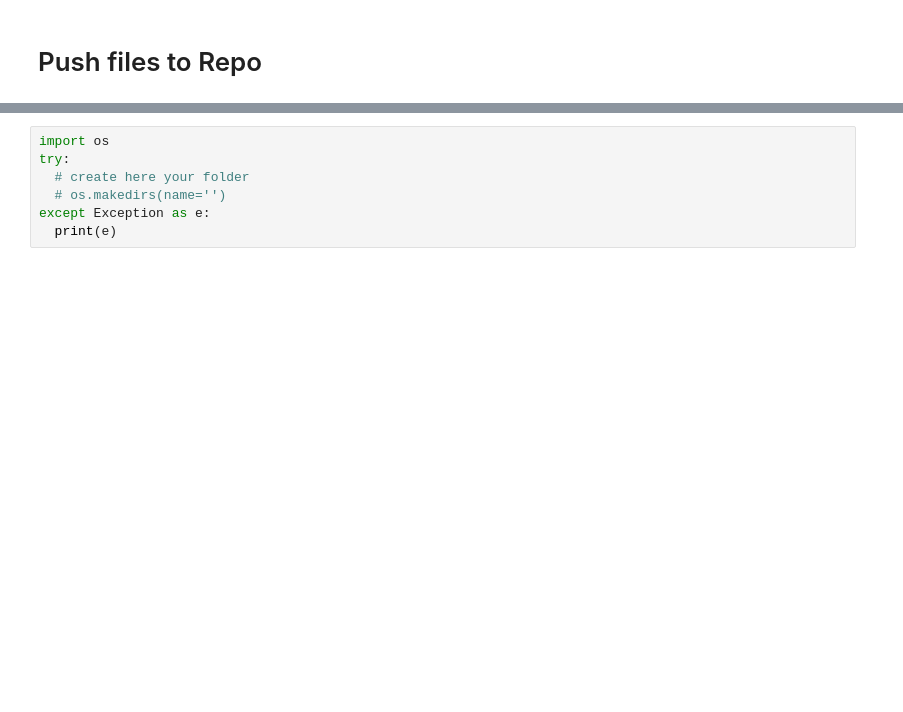
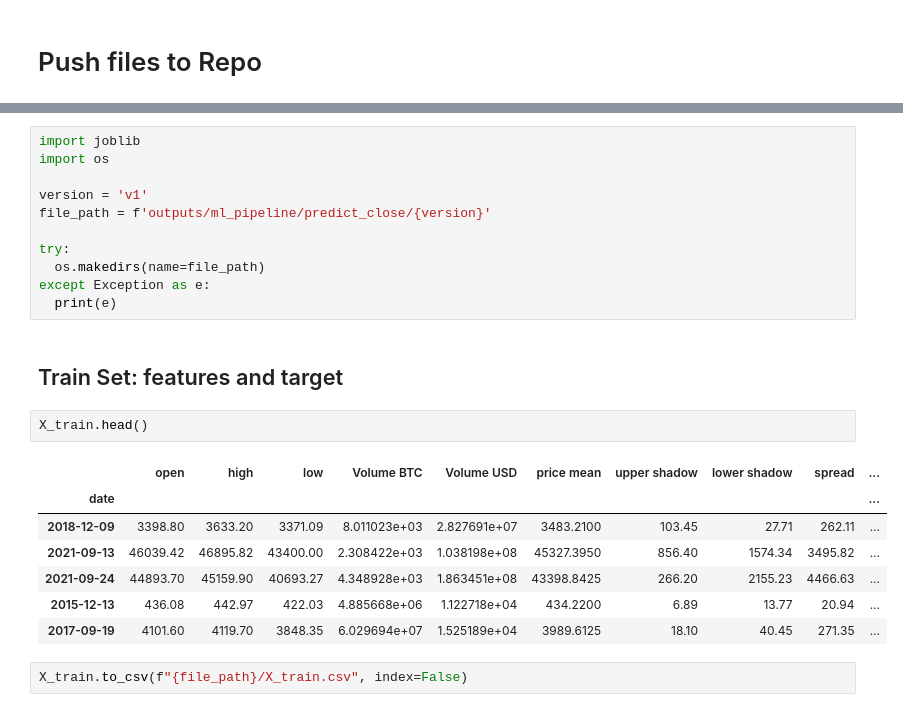
Before and after one commit to Cosmin1907/bitcoin-forecast, a Jupyter notebook: jupyter_notebooks/05 - Modeling and Evaluation - Predict Close.ipynb, the cells around one changed output, grey strips where cells are left out. Saved outputs shown, nothing was run; the diff lists cells and outputs as text; blank space fills up the shorter version.

Commit message:
Predict close price

```diff
--- a/jupyter_notebooks/05 - Modeling and Evaluation - Predict Close.ipynb
+++ b/jupyter_notebooks/05 - Modeling and Evaluation - Predict Close.ipynb
@@ -478,7 +480,25 @@ Root Mean Squared Error: 7574.423
 # %%
+import joblib
 import os
+
+version = 'v1'
+file_path = f'outputs/ml_pipeline/predict_close/{version}'
+
 try:
-  # create here your folder
-  # os.makedirs(name='')
+  os.makedirs(name=file_path)
 except Exception as e:
   print(e)
+# %% [markdown]
+## Train Set: features and target
+# %%
+X_train.head()
+# %% [output]
+|  | open | high | low | Volume BTC | Volume USD | price mean | upper shadow | lower shadow | spread | ... |
+| date |  |  |  |  |  |  |  |  |  | ... |
+| 2018-12-09 | 3398.80 | 3633.20 | 3371.09 | 8.011023e+03 | 2.827691e+07 | 3483.2100 | 103.45 | 27.71 | 262.11 | ... |
+| 2021-09-13 | 46039.42 | 46895.82 | 43400.00 | 2.308422e+03 | 1.038198e+08 | 45327.3950 | 856.40 | 1574.34 | 3495.82 | ... |
+| 2021-09-24 | 44893.70 | 45159.90 | 40693.27 | 4.348928e+03 | 1.863451e+08 | 43398.8425 | 266.20 | 2155.23 | 4466.63 | ... |
+| 2015-12-13 | 436.08 | 442.97 | 422.03 | 4.885668e+06 | 1.122718e+04 | 434.2200 | 6.89 | 13.77 | 20.94 | ... |
+| 2017-09-19 | 4101.60 | 4119.70 | 3848.35 | 6.029694e+07 | 1.525189e+04 | 3989.6125 | 18.10 | 40.45 | 271.35 | ... |
+# %%
+X_train.to_csv(f"{file_path}/X_train.csv", index=False)
```
Also changed, not shown: parts of 19 cells of this notebook, 6 other files.
